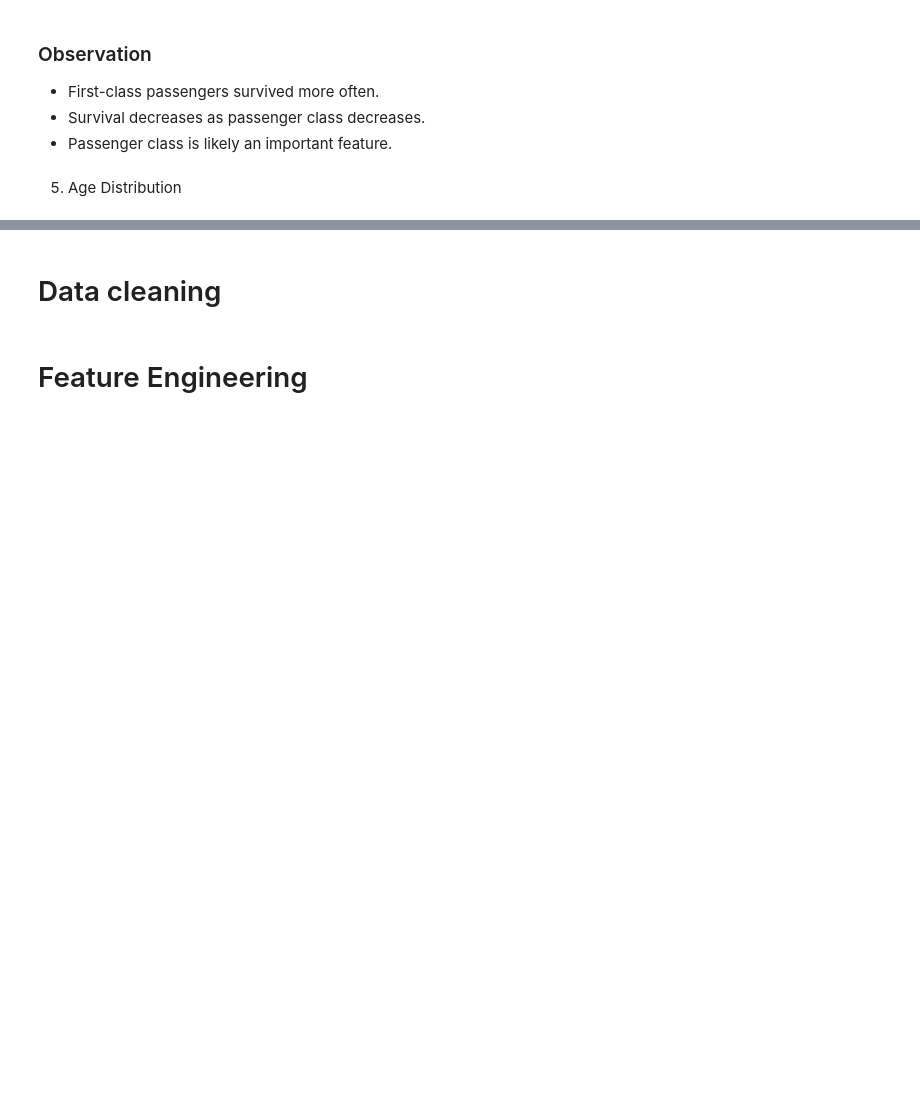
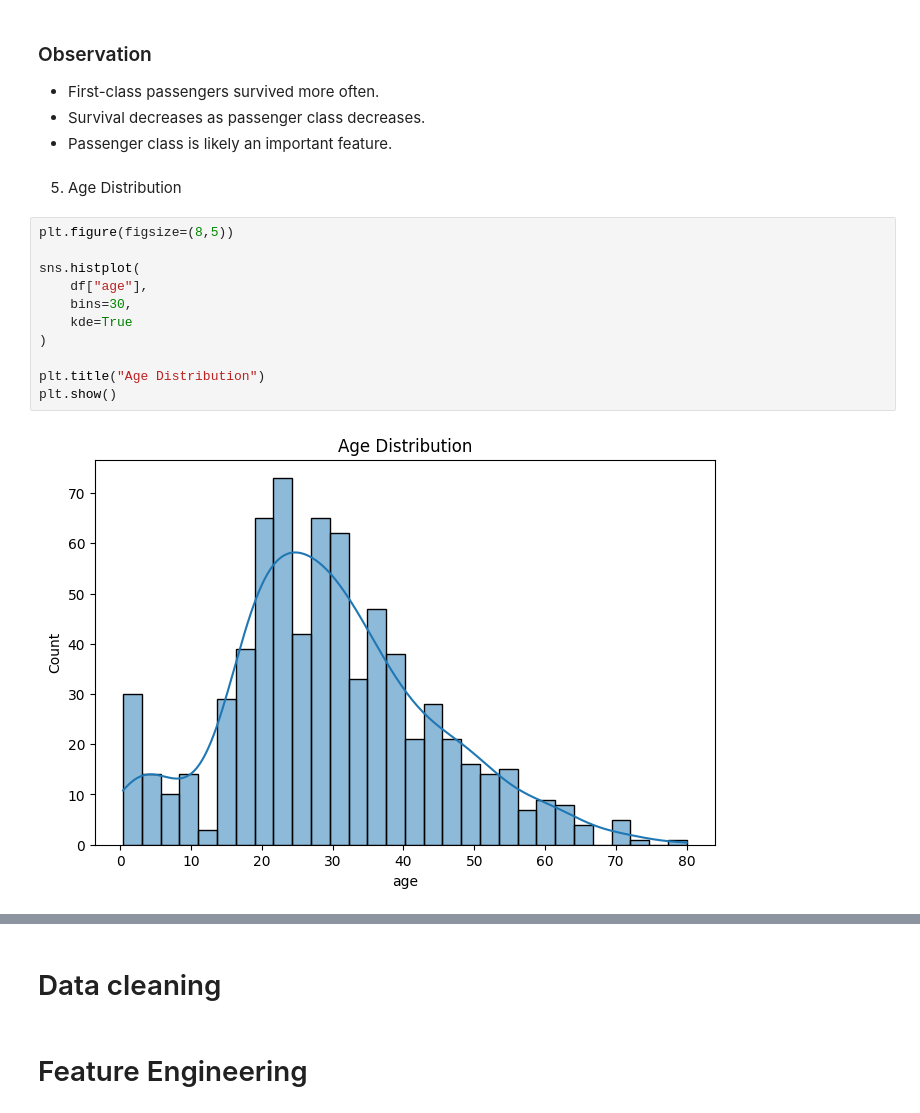
Before and after one commit to shubhamsinha21/Titanic-Survival-Prediction-System, a Jupyter notebook: titanic_survival_prediction.ipynb, the cells around one changed output, grey strips where cells are left out. Drawn from its saved outputs; the diff is of its cells as text; blank space fills up the shorter version.

```diff
--- a/titanic_survival_prediction.ipynb
+++ b/titanic_survival_prediction.ipynb
@@ -264,3 +264,16 @@ pd.crosstab(
 - Passenger class is likely an important feature.
 # %% [markdown]
 5. Age Distribution
+# %%
+plt.figure(figsize=(8,5))
+
+sns.histplot(
+    df["age"],
+    bins=30,
+    kde=True
+)
+
+plt.title("Age Distribution")
+plt.show()
+# %% [output]
+[figure, added]
```
Also changed, not shown: parts of 17 cells of this notebook.
